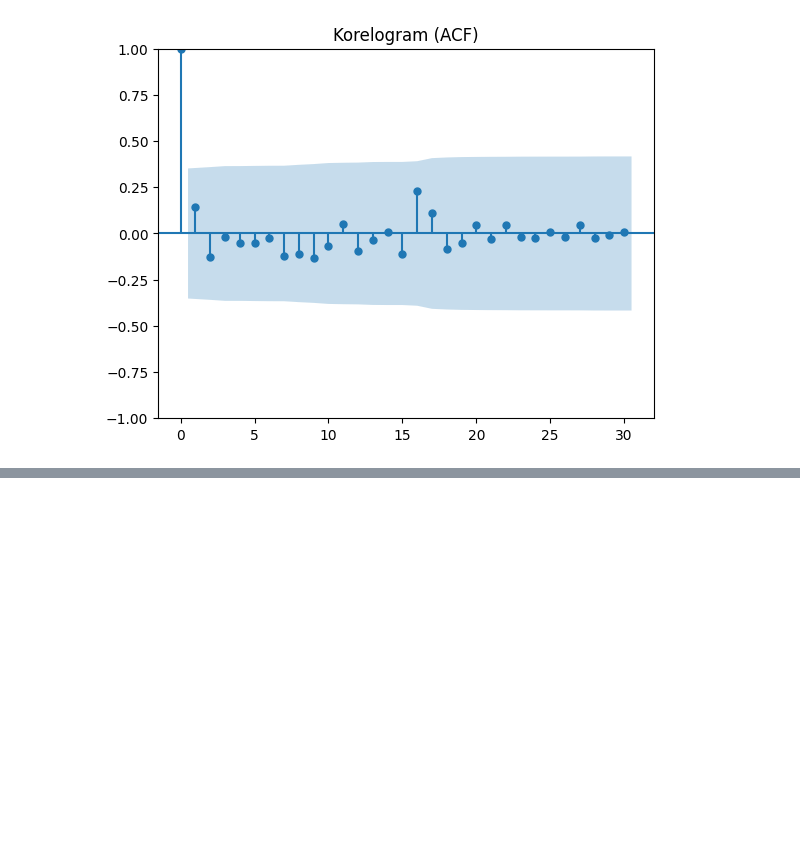
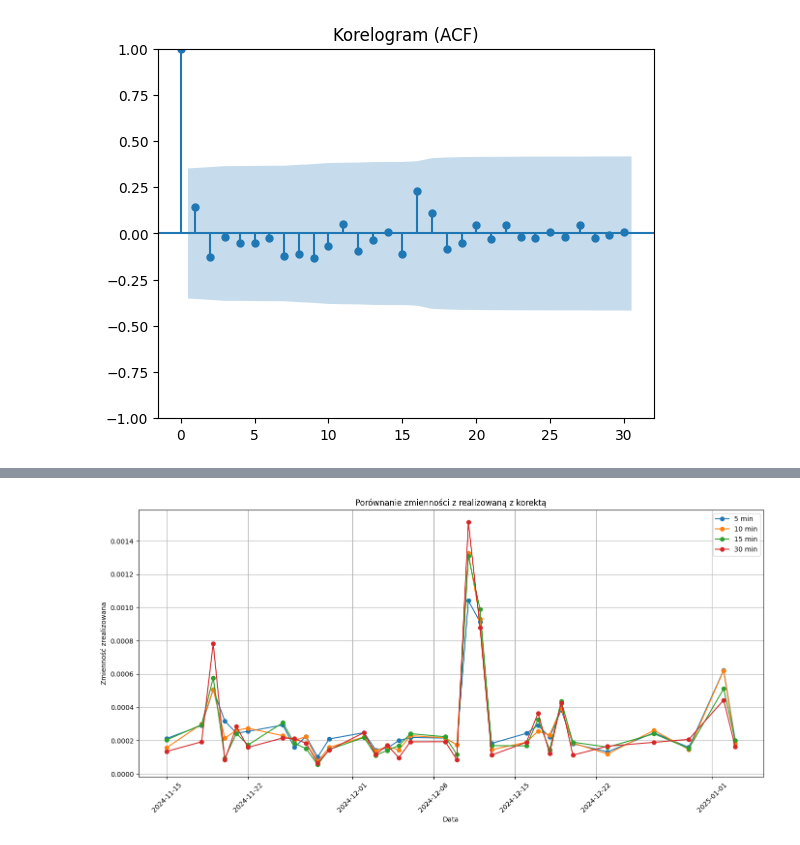
Before and after one commit to kottoization/FinancialAndDynamicEconometric, a Jupyter notebook: proj6/Lab6EFID.ipynb, the cells around one changed output, grey strips where cells are left out. Saved outputs shown, nothing was run; the diff lists cells and outputs as text; code cells hidden in the pictures; blank space fills up the shorter version.

```diff
--- a/proj6/Lab6EFID.ipynb
+++ b/proj6/Lab6EFID.ipynb
@@ -1183,0 +1222,4 @@ Rysowanie korelogramu:
+# %%
+plot_combined_variance(datasets, labels, title="Porównanie zmienności z realizowaną z korektą")
+# %% [output]
+[figure, added]
```
Also changed, not shown: parts of 5 cells of this notebook, 1 other file.
